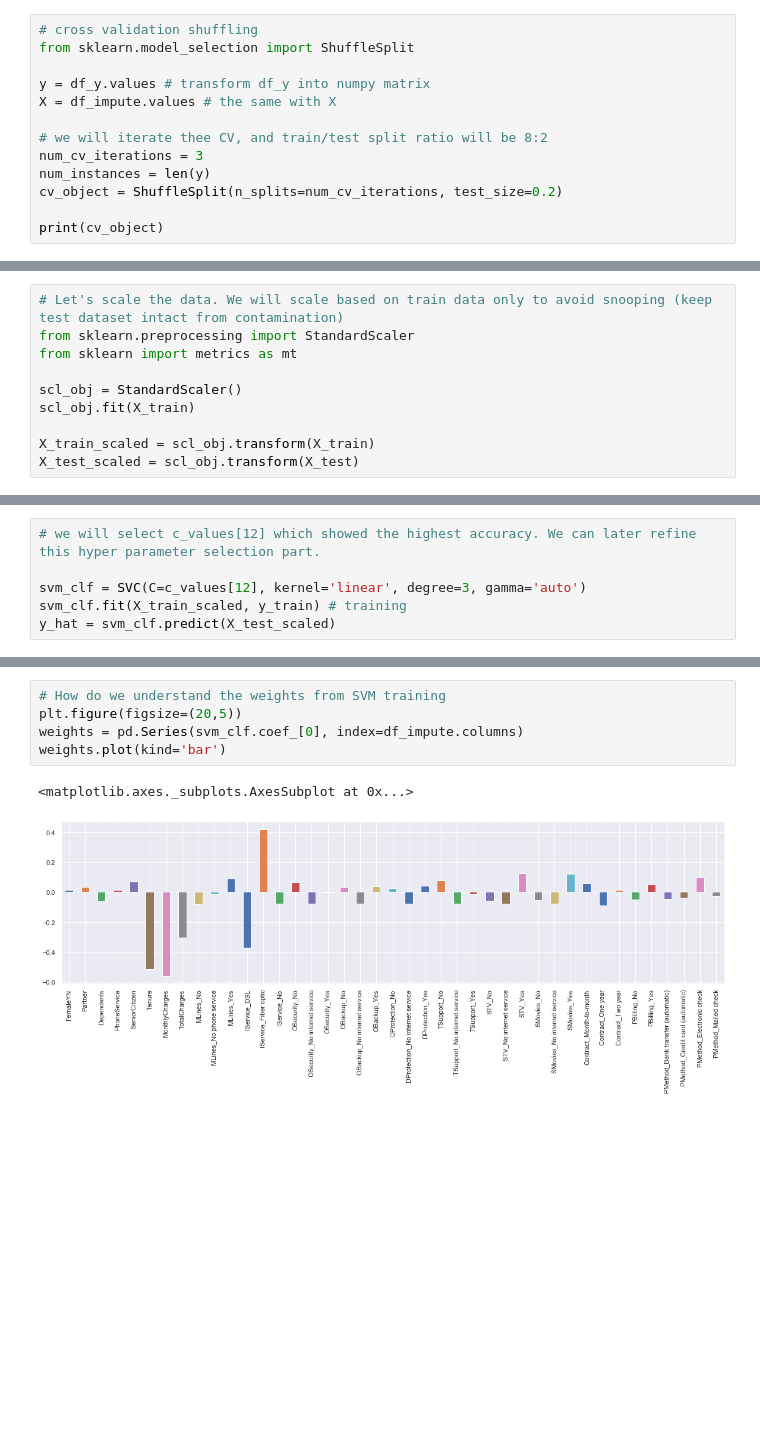
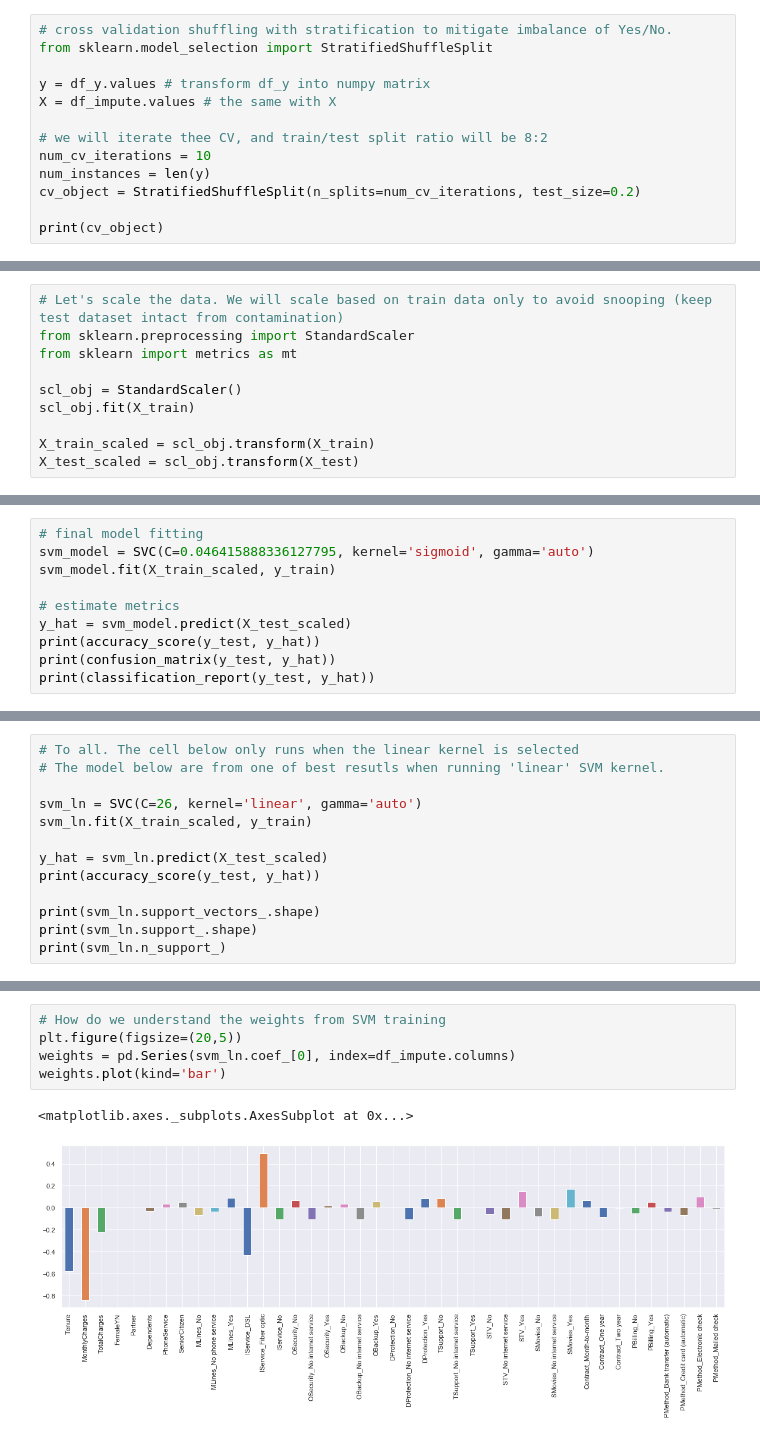
Before and after one commit to jotsap/DS7331, a Jupyter notebook: lab_mini_lab/svm-lab.ipynb, the cells around one changed output, grey strips where cells are left out. Cells and saved outputs as stored; diff of their text form; blank space fills up the shorter version.

Commit message:
apply stratified sampling
1. applied stratified test/train splitting
2. ran with multiple kernel / c-value combination to tune hyper parameters

```diff
--- a/lab_mini_lab/svm-lab.ipynb
+++ b/lab_mini_lab/svm-lab.ipynb
@@ -82,14 +86,14 @@ tmp_df
 # %%
-# cross validation shuffling
-from sklearn.model_selection import ShuffleSplit
+# cross validation shuffling with stratification to mitigate imbalance of Yes/No.
+from sklearn.model_selection import StratifiedShuffleSplit
 
 y = df_y.values # transform df_y into numpy matrix
 X = df_impute.values # the same with X
 
 # we will iterate thee CV, and train/test split ratio will be 8:2
-num_cv_iterations = 3
+num_cv_iterations = 10
 num_instances = len(y)
-cv_object = ShuffleSplit(n_splits=num_cv_iterations, test_size=0.2)
+cv_object = StratifiedShuffleSplit(n_splits=num_cv_iterations, test_size=0.2)
 
 print(cv_object)
 # %% [output]
@@ -146,6 +119,0 @@ for c in c_values:
-# %%
-# we will select c_values[12] which showed the highest accuracy. We can later refine this hyper parameter selection part.
-
-svm_clf = SVC(C=c_values[12], kernel='linear', degree=3, gamma='auto')
-svm_clf.fit(X_train_scaled, y_train) # training
-y_hat = svm_clf.predict(X_test_scaled)
@@ -176,0 +137,10 @@ print(svm_clf.coef_)
+# %%
+# final model fitting
+svm_model = SVC(C=0.046415888336127795, kernel='sigmoid', gamma='auto')
+svm_model.fit(X_train_scaled, y_train)
+
+# estimate metrics
+y_hat = svm_model.predict(X_test_scaled)
+print(accuracy_score(y_test, y_hat))
+print(confusion_matrix(y_test, y_hat))
+print(classification_report(y_test, y_hat))
@@ -176,0 +159,13 @@ print(svm_clf.coef_)
+# %%
+# To all. The cell below only runs when the linear kernel is selected
+# The model below are from one of best resutls when running 'linear' SVM kernel.
+
+svm_ln = SVC(C=26, kernel='linear', gamma='auto')
+svm_ln.fit(X_train_scaled, y_train)
+
+y_hat = svm_ln.predict(X_test_scaled)
+print(accuracy_score(y_test, y_hat))
+
+print(svm_ln.support_vectors_.shape)
+print(svm_ln.support_.shape)
+print(svm_ln.n_support_)
@@ -177,8 +177,8 @@ print(svm_clf.coef_)
 # %%
 # How do we understand the weights from SVM training
 plt.figure(figsize=(20,5))
-weights = pd.Series(svm_clf.coef_[0], index=df_impute.columns)
+weights = pd.Series(svm_ln.coef_[0], index=df_impute.columns)
 weights.plot(kind='bar')
 # %% [output]
 <matplotlib.axes._subplots.AxesSubplot at 0x...>
-[figure, old version]
+[figure, new version]
```
Also changed, not shown: parts of 14 cells of this notebook.
